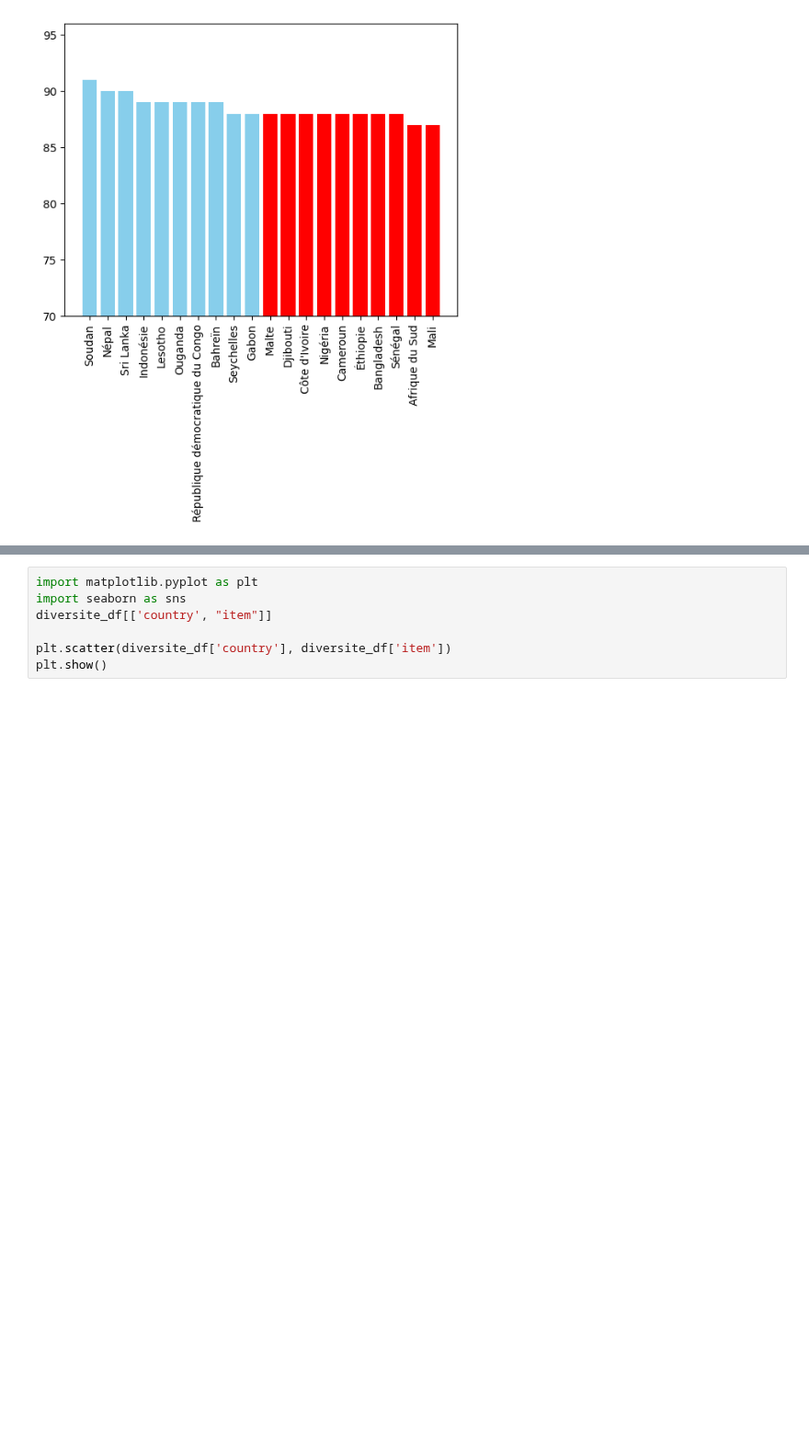
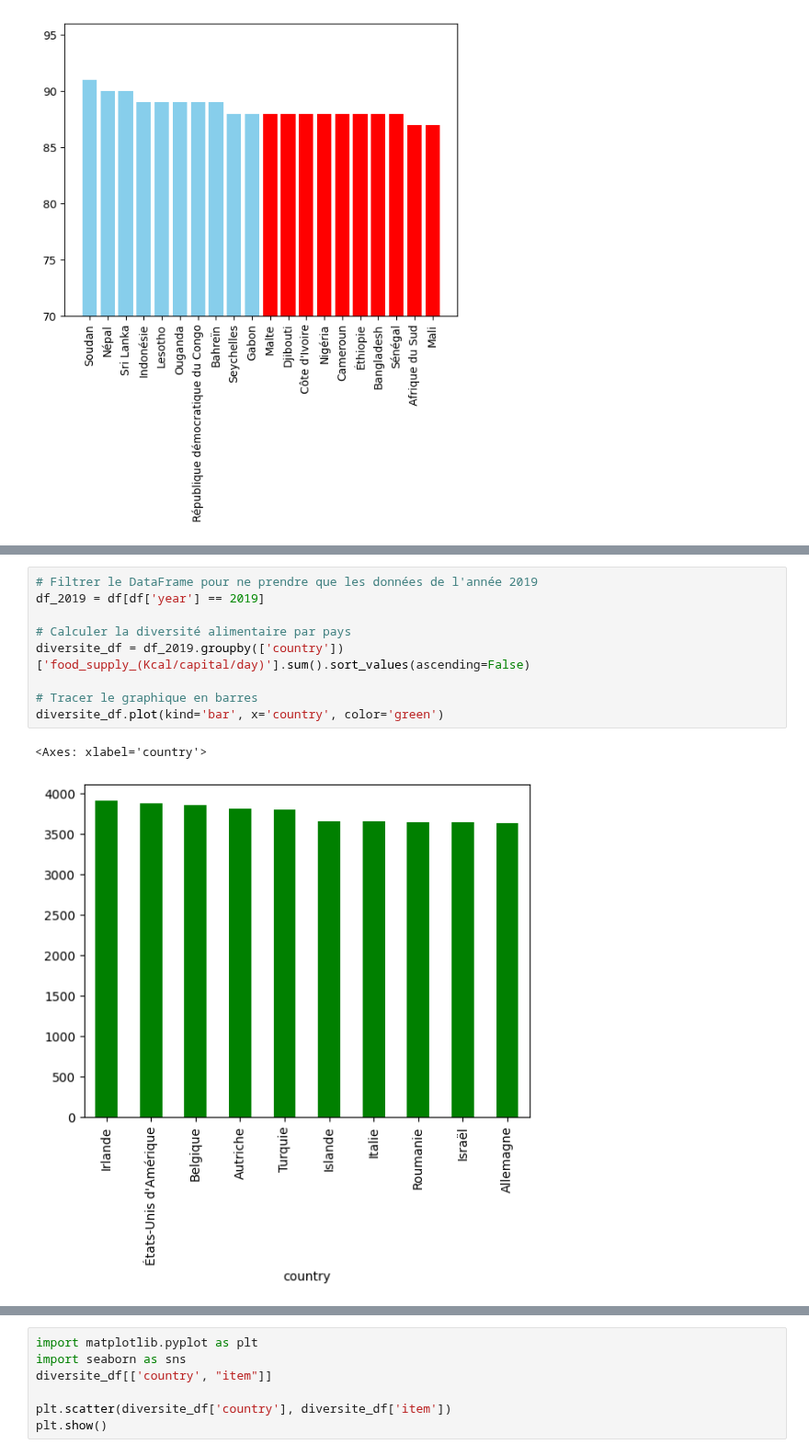
Before and after one commit to Melobgn/Brief-pandas-SEM, a Jupyter notebook: dataframes.ipynb, the cells around one changed output, grey strips where cells are left out. Shown at 92% size. Cells and saved outputs as stored; diff of their text form; blank space fills up the shorter version.

```diff
--- a/dataframes.ipynb
+++ b/dataframes.ipynb
@@ -483,0 +494,12 @@ diversite_df.plot(kind='bar', x='country', logy=True)
+# %%
+# Filtrer le DataFrame pour ne prendre que les données de l'année 2019
+df_2019 = df[df['year'] == 2019]
+
+# Calculer la diversité alimentaire par pays
+diversite_df = df_2019.groupby(['country'])['food_supply_(Kcal/capital/day)'].sum().sort_values(ascending=False)
+
+# Tracer le graphique en barres
+diversite_df.plot(kind='bar', x='country', color='green')
+# %% [output]
+<Axes: xlabel='country'>
+[figure, added]
```
Also changed, not shown: parts of 7 cells of this notebook, 2 other files.
